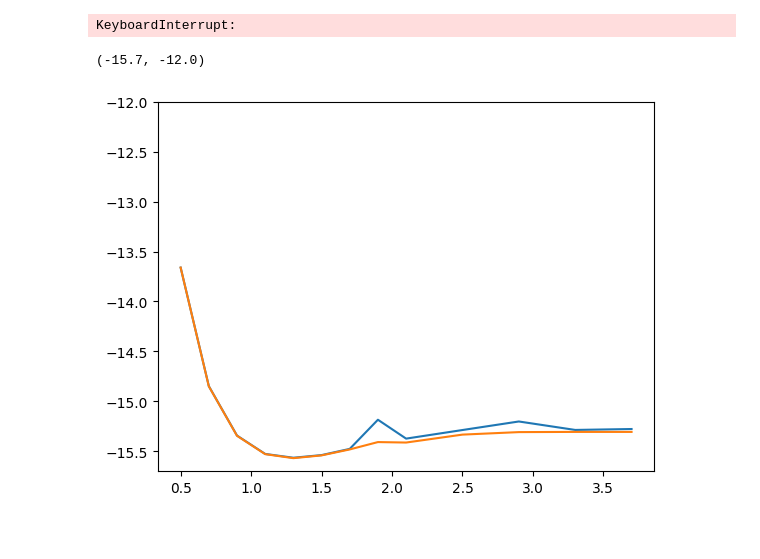
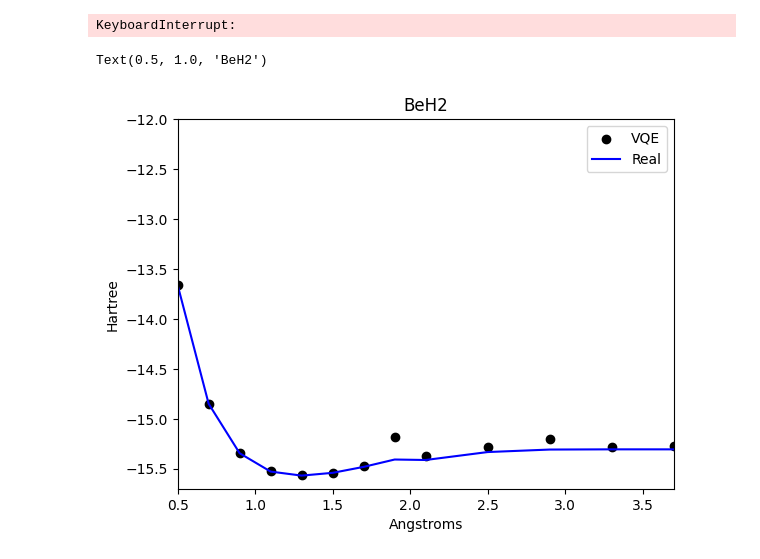
Before and after one commit to HAvlani/Quantized-Beavers_QHACK2023, a Jupyter notebook: QHACK_Quantized_Beavers.ipynb, the cells around one changed output. Saved outputs shown, nothing was run; the diff lists cells and outputs as text; code cells hidden in the pictures; blank space fills up the shorter version.

Commit message:
improved graphing

```diff
--- a/QHACK_Quantized_Beavers.ipynb
+++ b/QHACK_Quantized_Beavers.ipynb
@@ -176,10 +176,15 @@ KeyboardInterrupt:
 # %%
 x = distances
 y = vqe_energy_numbers
 y2 = exact_energy_numbers
-plt.plot(x, y)
-plt.plot(x, y2)
+plt.scatter(x, y, label='VQE', color='black')
+plt.plot(x, y2, label='Real', color='blue')
+plt.xlim(0.5, 3.7)
 plt.ylim(-15.7, -12)
+plt.xlabel('Angstroms')
+plt.ylabel('Hartree')
+plt.legend()
+plt.title('BeH2')
 # %% [output]
-(-15.7, -12.0)
+Text(0.5, 1.0, 'BeH2')
-[figure, old version]
+[figure, new version]
```
